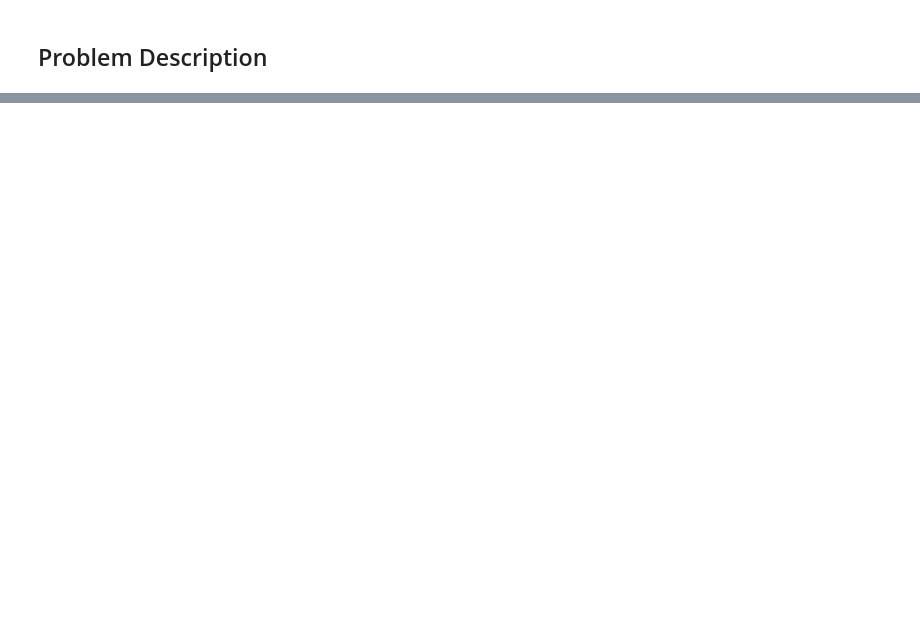
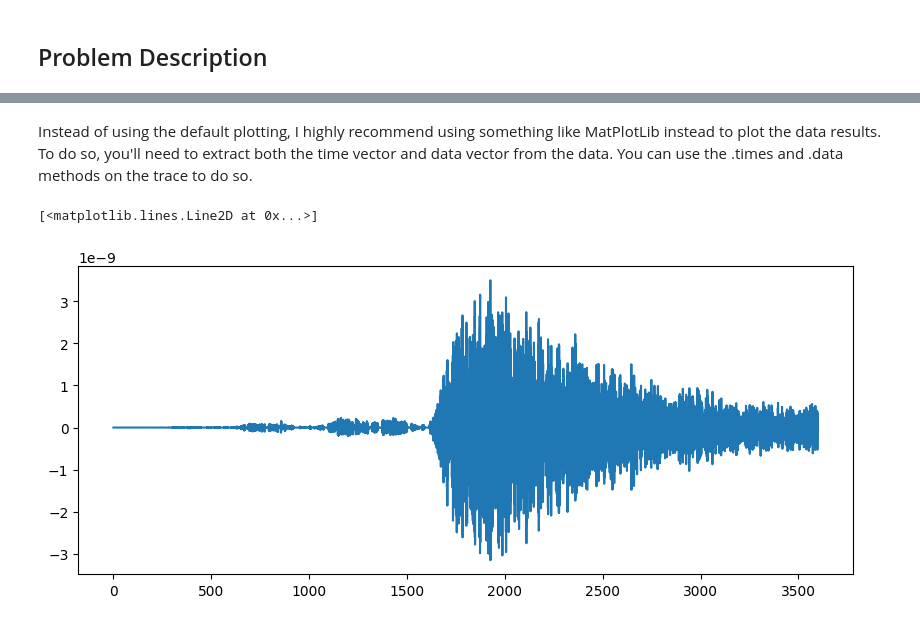
Before and after one commit to civilinifr/fc_python_class, a Jupyter notebook: easy_challenges/MoonquakeWave.ipynb, the cells around one changed output, grey strips where cells are left out. Cells and saved outputs as stored; diff of their text form; code cells hidden in the pictures; blank space fills up the shorter version.

```diff
--- a/easy_challenges/MoonquakeWave.ipynb
+++ b/easy_challenges/MoonquakeWave.ipynb
@@ -15,0 +64,14 @@ The objectives are to extract the following information from the seismic wavefor
+# %% [markdown]
+Instead of using the default plotting, I highly recommend using something like MatPlotLib instead to plot the data results. To do so, you'll need to extract both the time vector and data vector from the data. You can use the .times and .data methods on the trace to do so.
+# %%
+time_vector = tr.times()
+data_vector = tr.data
+# %%
+from matplotlib import pyplot as plt
+fig = plt.figure(figsize=(10, 4))
+ax0 = plt.subplot(1, 1, 1)
+ax0.plot(time_vector, data_vector)
+ax0.set_xlabel('
+# %% [output]
+[<matplotlib.lines.Line2D at 0x...>]
+[figure, added]
```
Also changed, not shown: parts of 10 cells of this notebook.
